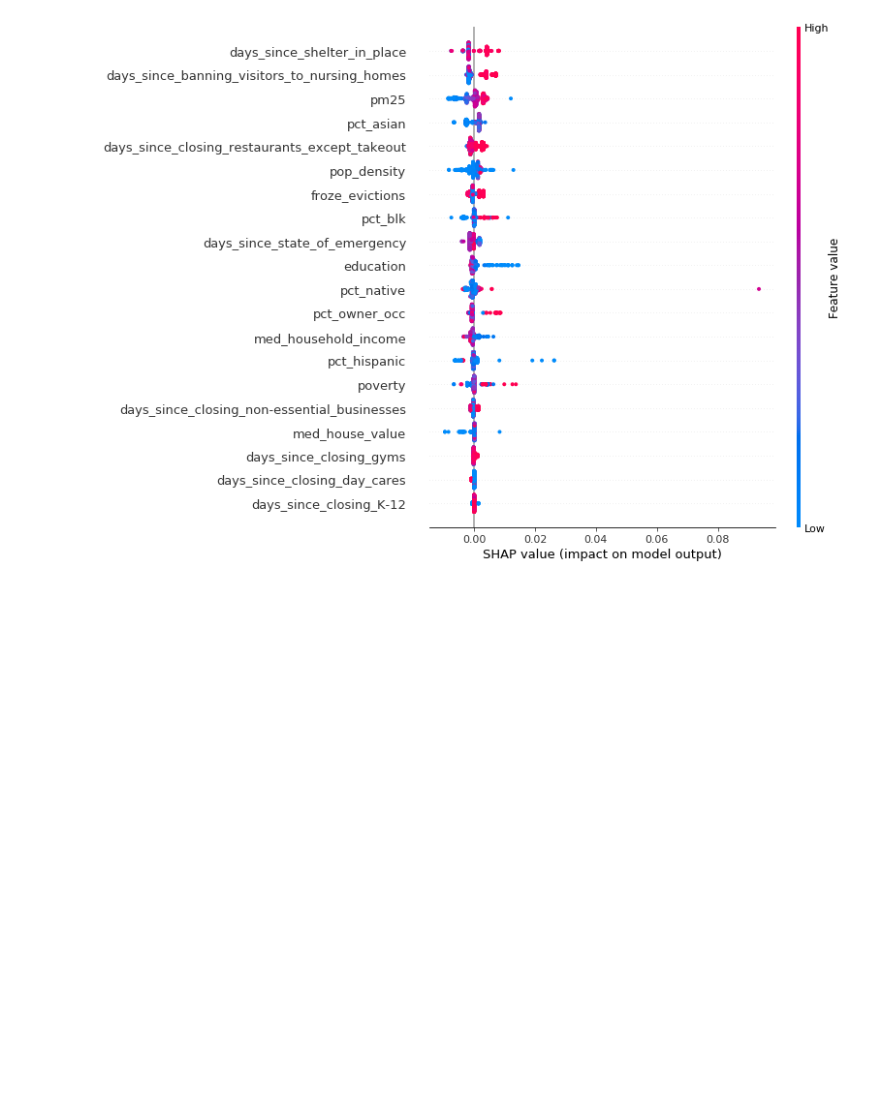
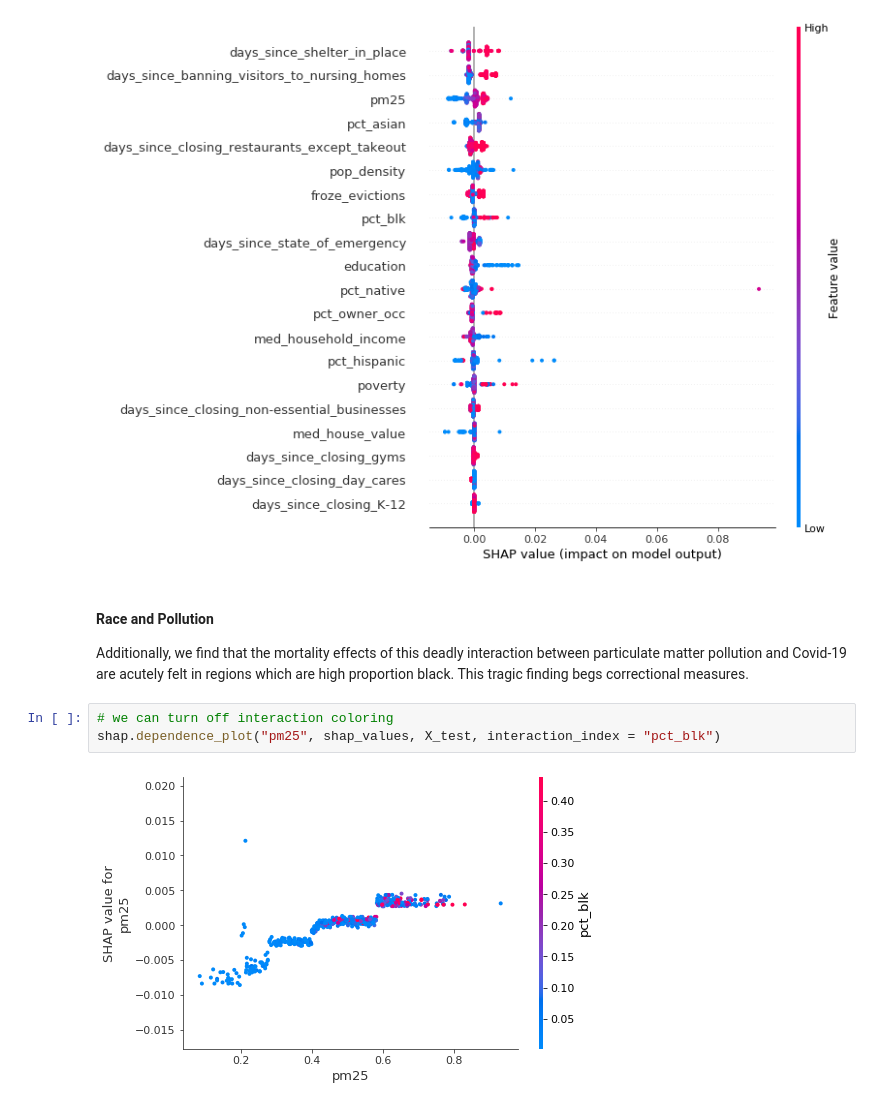
Before and after one commit to jluby/cs109_airpred, a Jupyter notebook: xgboost.ipynb, the cells around one changed output. Saved outputs shown, nothing was run; the diff lists cells and outputs as text; blank space fills up the shorter version.

Commit message:
Adding dependence plot

```diff
--- a/xgboost.ipynb
+++ b/xgboost.ipynb
@@ -307,3 +307,12 @@ Again, the association between racial factors and Covid mortality is striking. C
 shap.summary_plot(shap_values, X_test)
 # %% [output]
 [figure]
+# %% [markdown]
+#### Race and Pollution
+
+Additionally, we find that the mortality effects of this deadly interaction between particulate matter pollution and Covid-19 are acutely felt in regions which are high proportion black. This tragic finding begs correctional measures.
+# %%
+# we can turn off interaction coloring
+shap.dependence_plot("pm25", shap_values, X_test, interaction_index = "pct_blk")
+# %% [output]
+[figure, added]
```
